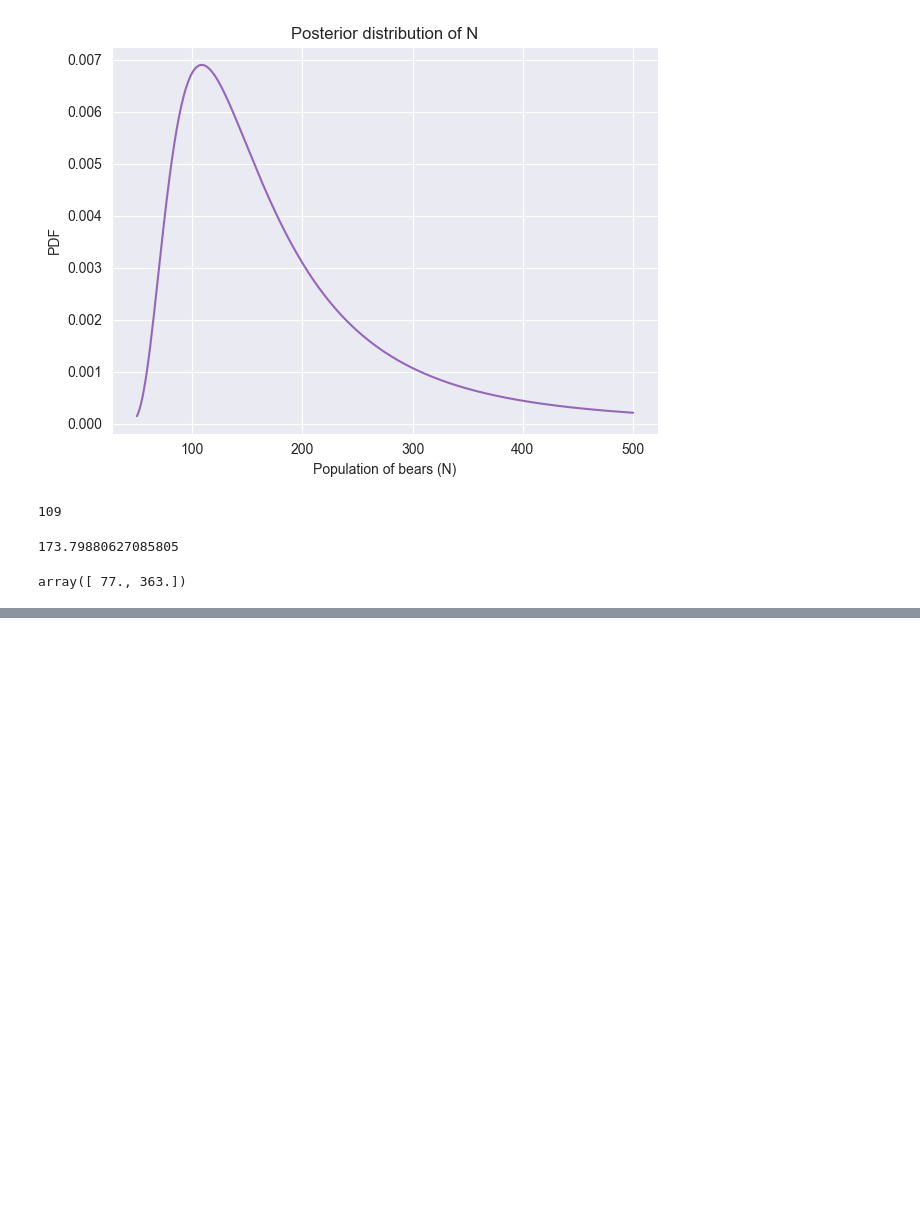
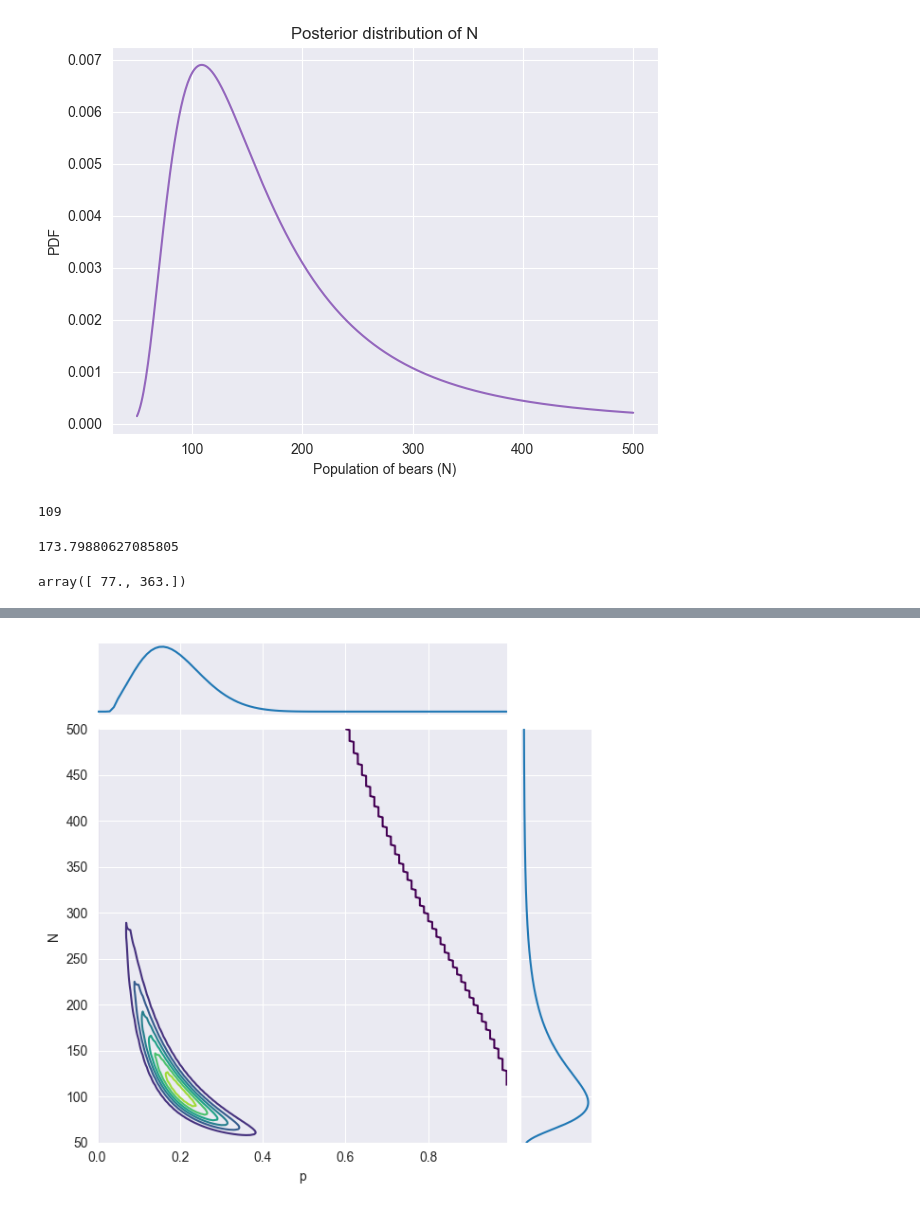
Before and after one commit to Xupeiyi/think-bayes, a Jupyter notebook: chapter15.ipynb, the cells around one changed output, grey strips where cells are left out. Drawn from its saved outputs; the diff is of its cells as text; code cells hidden in the pictures; blank space fills up the shorter version.

```diff
--- a/chapter15.ipynb
+++ b/chapter15.ipynb
@@ -62,0 +184,36 @@ array([ 77., 363.])
+# %%
+
+def joint_plot(joint, **options):
+    """Show joint and marginal distributions.
+
+    joint: DataFrame that represents a joint distribution
+    options: passed to JointGrid
+    """
+    # get the names of the parameters
+    x = joint.columns.name
+    x = 'x' if x is None else x
+
+    y = joint.index.name
+    y = 'y' if y is None else y
+
+    # make a JointGrid with minimal data
+    data = pd.DataFrame({x:[0], y:[0]})
+    g = JointGrid(x=x, y=y, data=data, **options)
+
+    # replace the contour plot
+    g.ax_joint.contour(joint.columns,
+                       joint.index,
+                       joint,
+                       cmap='viridis')
+
+    # replace the marginals
+    marginal_x = marginal(joint, 0)
+    g.ax_marg_x.plot(marginal_x.qs, marginal_x.ps)
+
+    marginal_y = marginal(joint, 1)
+    g.ax_marg_y.plot(marginal_y.ps, marginal_y.qs)
+
+
+joint_plot(joint_posterior)
+# %% [output]
+[figure, added]
```
Also changed, not shown: parts of 15 cells of this notebook.
